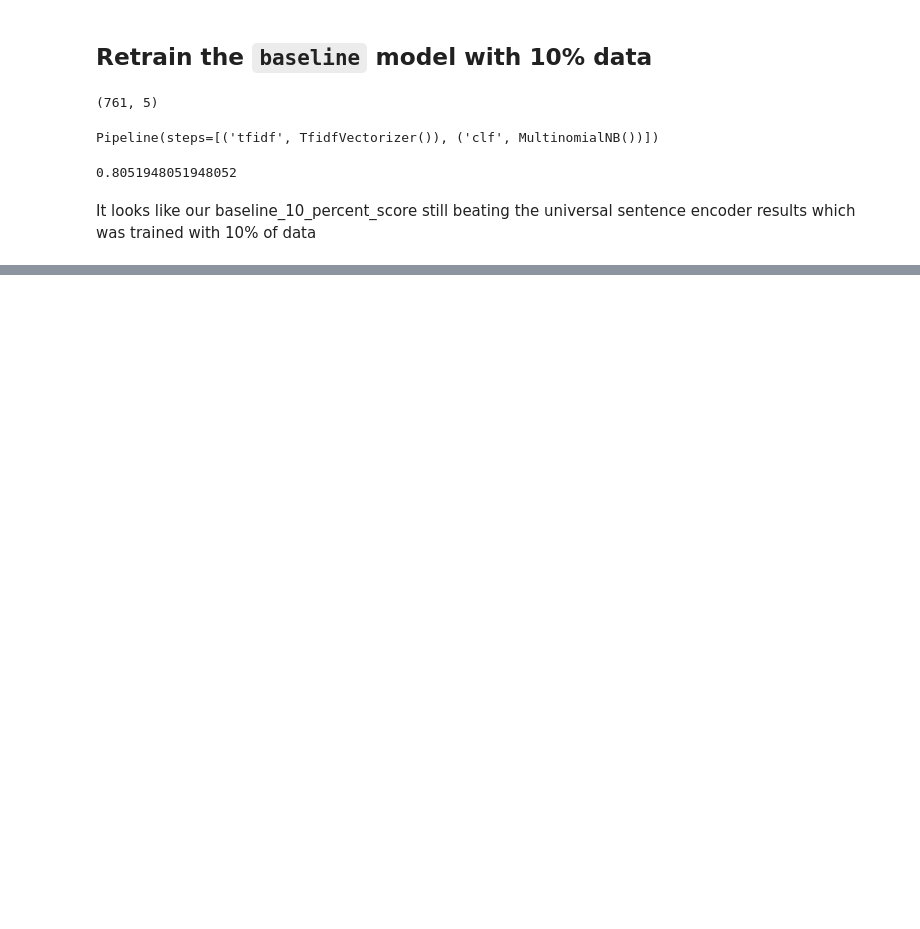
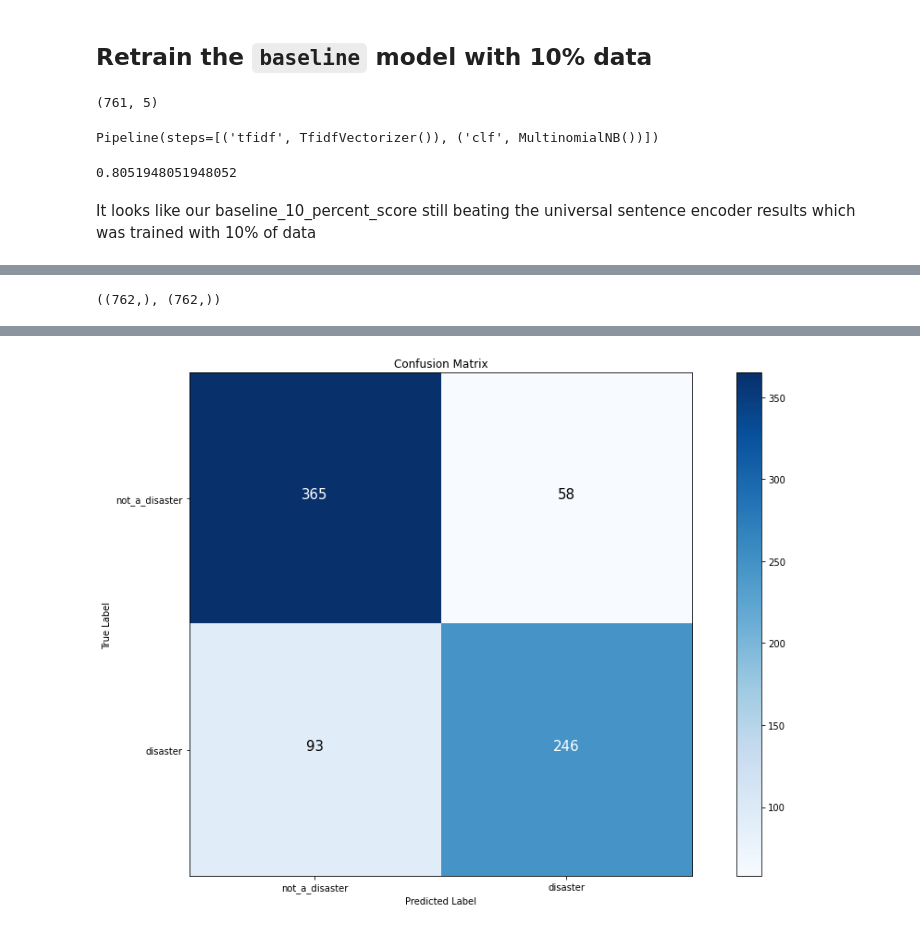
Before and after one commit to SaketMunda/introduction-to-nlp, a Jupyter notebook: exercises_nlp.ipynb, the cells around one changed output, grey strips where cells are left out. Cells and saved outputs as stored; diff of their text form; code cells hidden in the pictures; blank space fills up the shorter version.

```diff
--- a/exercises_nlp.ipynb
+++ b/exercises_nlp.ipynb
@@ -312,0 +469,5 @@ It looks like our baseline_10_percent_score still beating the universal sentence
+# %%
+test_sentences = test_df['text']
+
+# check the shapes
+test_sentences.shape
@@ -312,0 +476,12 @@ It looks like our baseline_10_percent_score still beating the universal sentence
+# %%
+# gettting the model predictions
+def model_predictions(model, test_sentences):
+  '''
+  This function takes a model and give predictions on the passed
+  sentences
+  '''
+  pred_probs = model.predict(test_sentences)
+  preds = tf.squeeze(tf.round(pred_probs))
+  preds = tf.cast(preds, dtype=tf.int32)
+
+  return preds
@@ -312,0 +584,19 @@ It looks like our baseline_10_percent_score still beating the universal sentence
+# %%
+val_sentences.shape, val_labels.shape
+# %% [output]
+((762,), (762,))
+# %%
+# predictions on the validation sentences
+val_preds = model_predictions(model_USE, val_sentences)
+
+# creating an array of class name
+class_names = ['not_a_disaster', 'disaster']
+
+# plot the confusion matrix
+make_confusion_matrix(y_true=val_labels,
+                      y_pred=val_preds,
+                      classes=class_names,
+                      figsize=(17 ,10),
+                      saveFig=True,
+                      text_size=15)
+# %% [output]
@@ -312,0 +604 @@ It looks like our baseline_10_percent_score still beating the universal sentence
+[figure, added]
```
Also changed, not shown: parts of 35 cells of this notebook.
